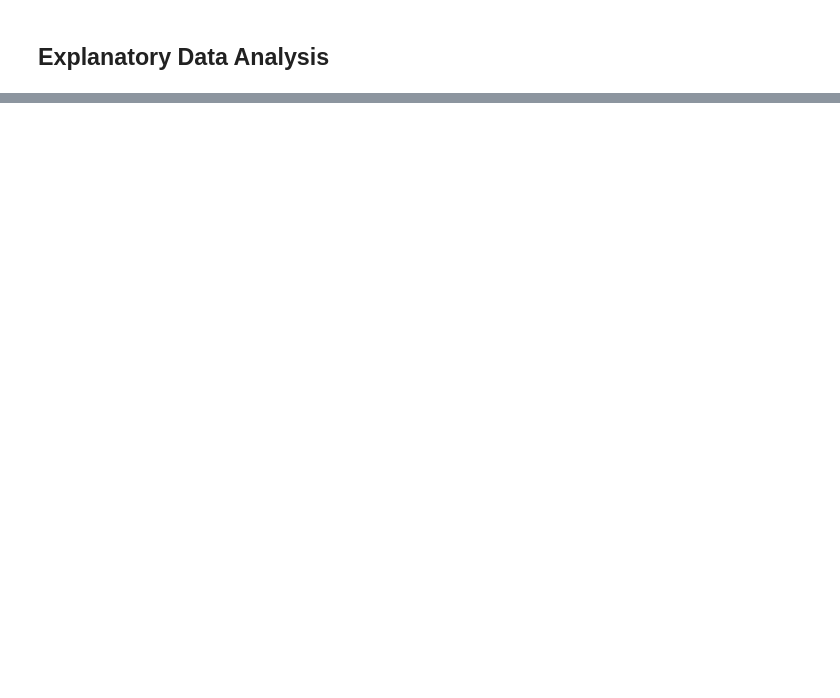
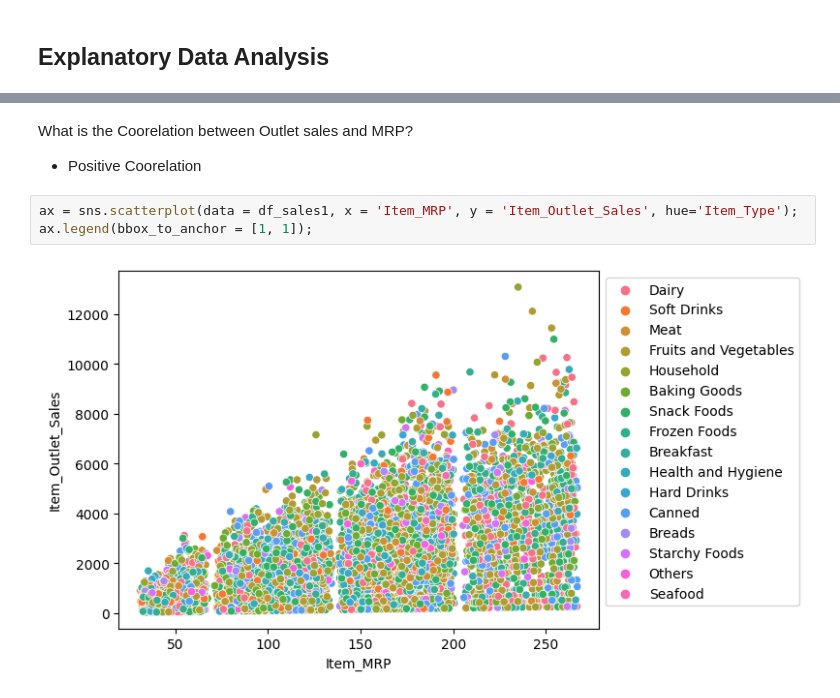
Before and after one commit to DPatt365/Prediction-of-Product-Sales, a Jupyter notebook: SalesPrediction(Project1).ipynb, the cells around one changed output, grey strips where cells are left out. Drawn from its saved outputs; the diff is of its cells as text; blank space fills up the shorter version.

```diff
--- a/SalesPrediction(Project1).ipynb
+++ b/SalesPrediction(Project1).ipynb
@@ -256,0 +266,8 @@ sns.heatmap(corr, cmap='Blues', annot=True);
+# %% [markdown]
+What is the Coorelation between Outlet sales and MRP?
+- Positive Coorelation
+# %%
+ax = sns.scatterplot(data = df_sales1, x = 'Item_MRP', y = 'Item_Outlet_Sales', hue='Item_Type');
+ax.legend(bbox_to_anchor = [1, 1]);
+# %% [output]
+[figure, added]
```
Also changed, not shown: parts of 11 cells of this notebook.
